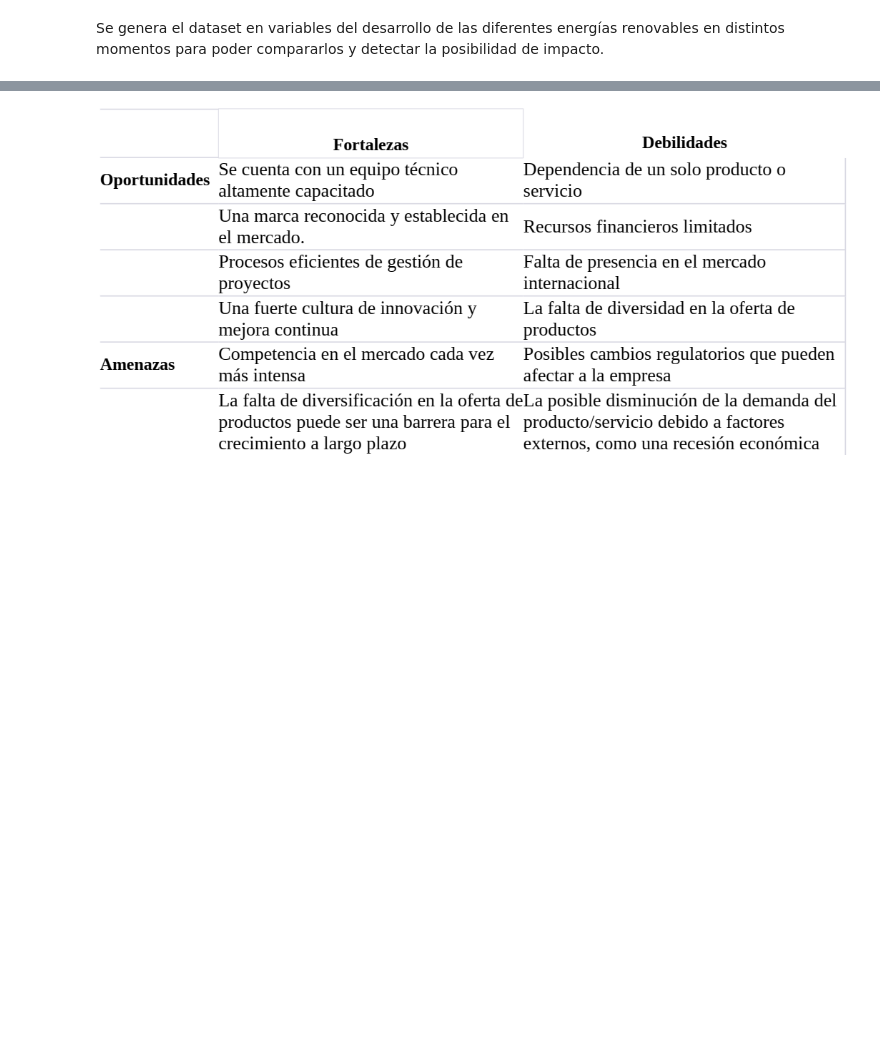
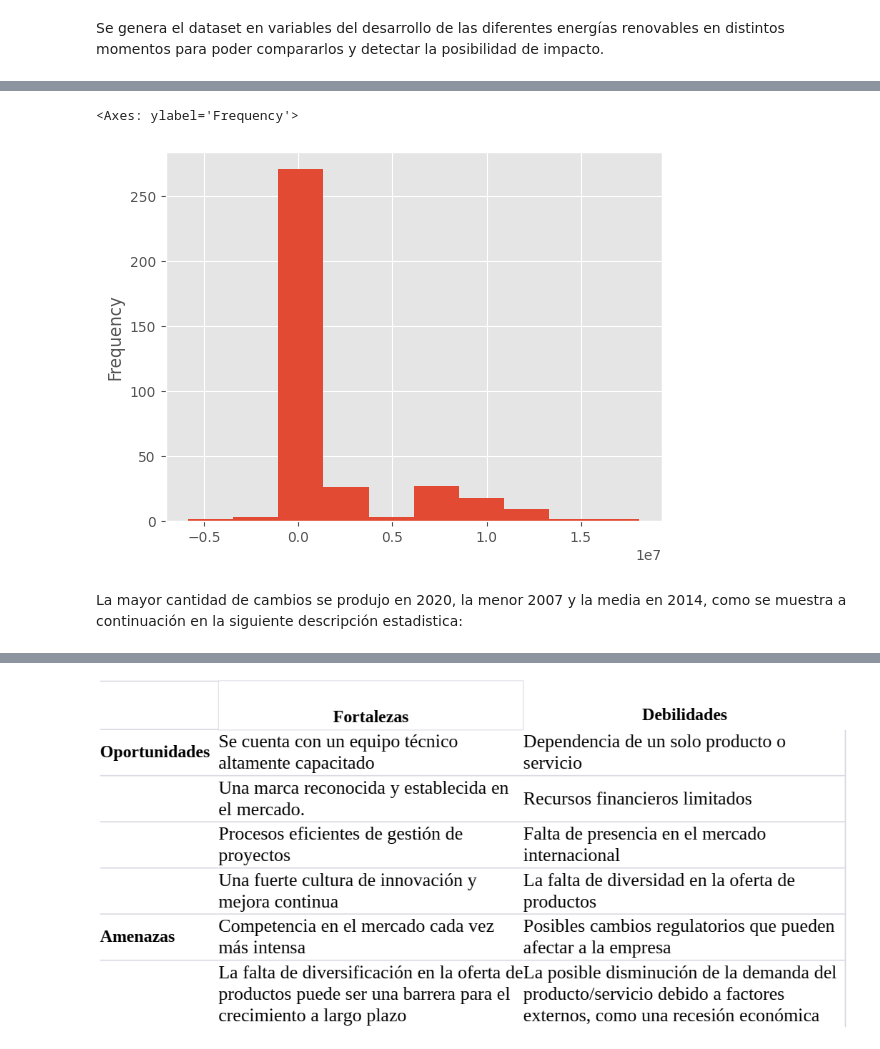
Before and after one commit to Jmarsaki/profin_PP2, a Jupyter notebook: Proyecto_de_software_para_medir_posible_impacto_en_políticas_de_innovación_energética.ipynb, the cells around one changed output, grey strips where cells are left out. Cells and saved outputs as stored; diff of their text form; code cells hidden in the pictures; blank space fills up the shorter version.

```diff
--- a/Proyecto_de_software_para_medir_posible_impacto_en_políticas_de_innovación_energética.ipynb
+++ b/Proyecto_de_software_para_medir_posible_impacto_en_políticas_de_innovación_energética.ipynb
@@ -121,0 +301,7 @@ ESTO ES SOLO UNA MUESTRA PERO FALTA EL DESARROLLO DE LA VARIABLES INDEPENDIENTES
+# %%
+df["data_value"].plot.hist()
+# %% [output]
+<Axes: ylabel='Frequency'>
+[figure, added]
+# %% [markdown]
+La mayor cantidad de cambios se produjo en 2020, la menor 2007 y la media en 2014, como se muestra a continuación en la siguiente descripción estadistica:
```
Also changed, not shown: parts of 26 cells of this notebook.
